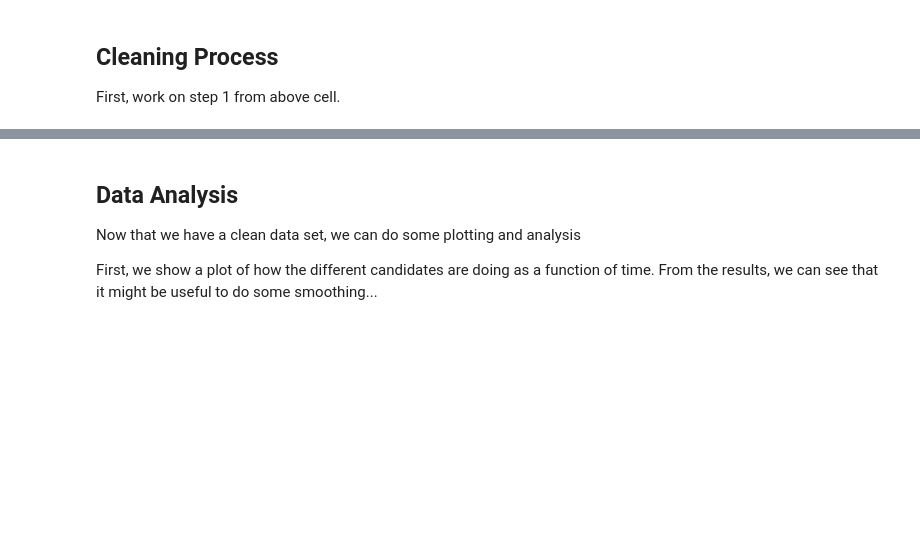
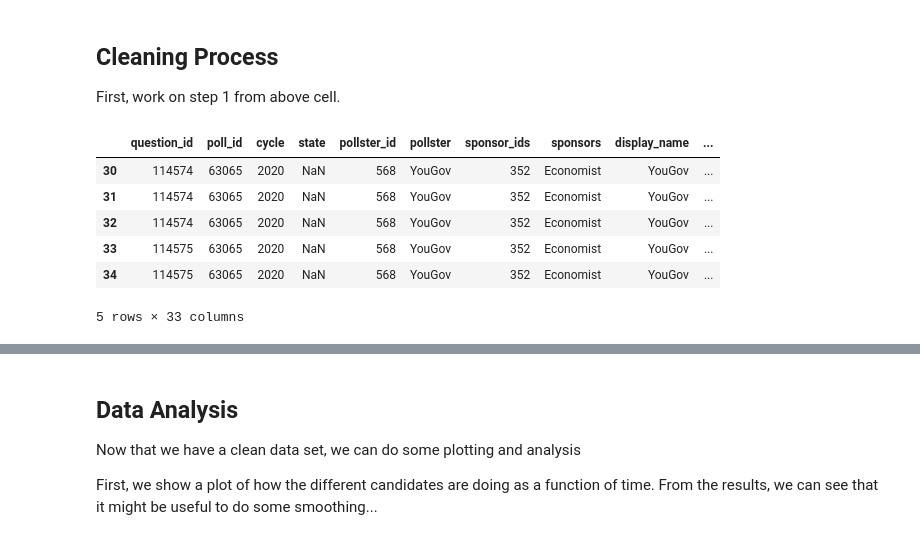
Before and after one commit to amvinson234/Polling2020, a Jupyter notebook: dem_primary.ipynb, the cells around one changed output, grey strips where cells are left out. Cells and saved outputs as stored; diff of their text form; code cells hidden in the pictures; blank space fills up the shorter version.

```diff
--- a/dem_primary.ipynb
+++ b/dem_primary.ipynb
@@ -37,3 +45,13 @@ First, work on step 1 from above cell.
+# %%
+data_raw.head()
+# %% [output]
+|  | question_id | poll_id | cycle | state | pollster_id | pollster | sponsor_ids | sponsors | display_name | ... |
+| 30 | 114574 | 63065 | 2020 | NaN | 568 | YouGov | 352 | Economist | YouGov | ... |
+| 31 | 114574 | 63065 | 2020 | NaN | 568 | YouGov | 352 | Economist | YouGov | ... |
+| 32 | 114574 | 63065 | 2020 | NaN | 568 | YouGov | 352 | Economist | YouGov | ... |
+| 33 | 114575 | 63065 | 2020 | NaN | 568 | YouGov | 352 | Economist | YouGov | ... |
+| 34 | 114575 | 63065 | 2020 | NaN | 568 | YouGov | 352 | Economist | YouGov | ... |
+5 rows × 33 columns
 # %%
 question_ids = data_raw['question_id'].unique()
 # %%
```
Also changed, not shown: parts of 27 cells of this notebook.
